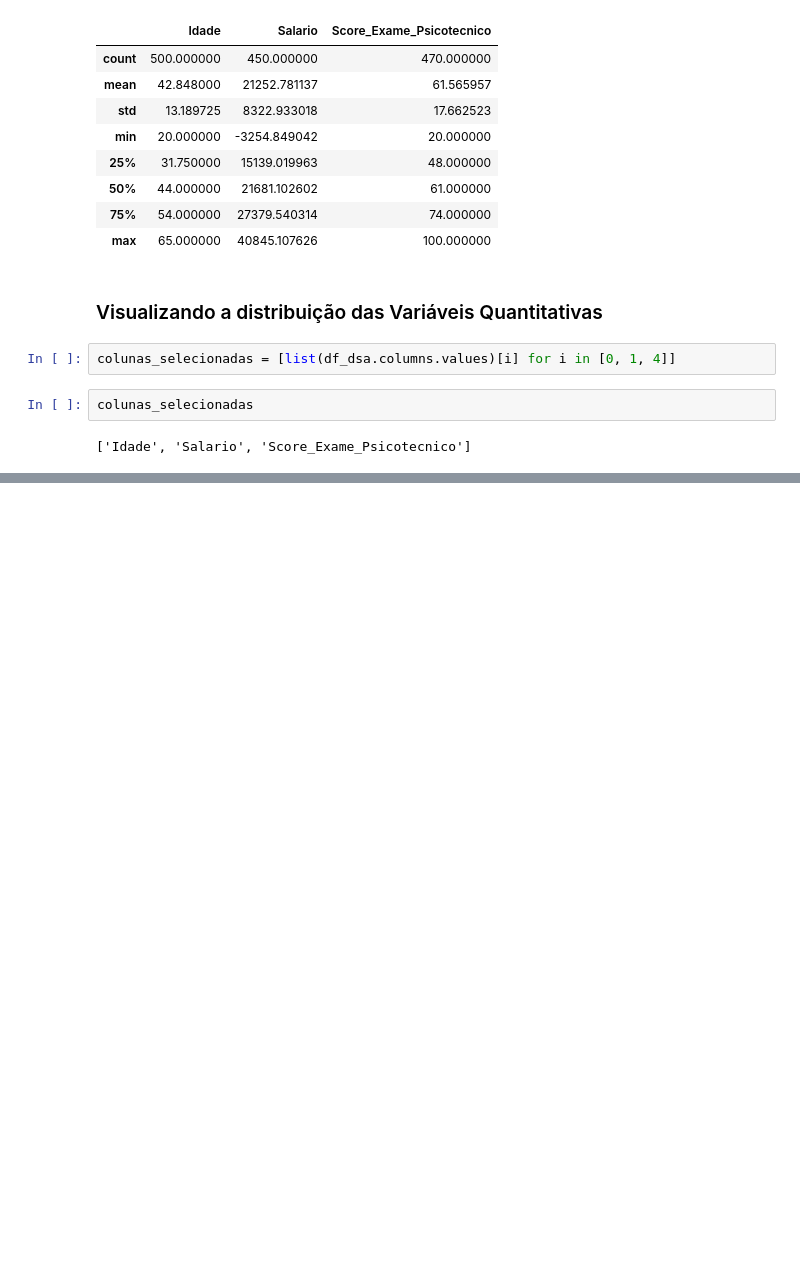
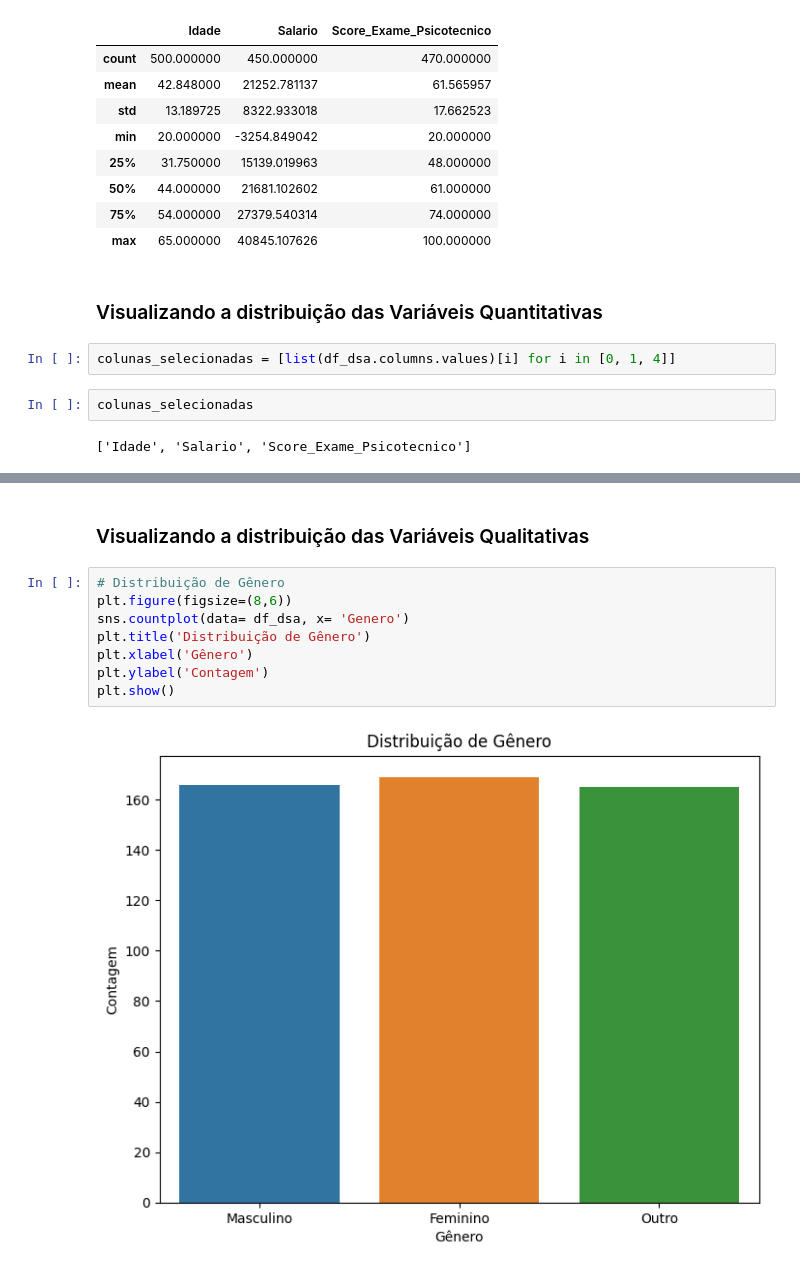
Before and after one commit to AlexFelipeBarbosa/DSA_AnalistaDados_4_0, a Jupyter notebook: 02_Python/04 - Pre Processamento/Capitulo4.ipynb, the cells around one changed output, grey strips where cells are left out. Saved outputs shown, nothing was run; the diff lists cells and outputs as text; blank space fills up the shorter version.

```diff
--- a/02_Python/04 - Pre Processamento/Capitulo4.ipynb
+++ b/02_Python/04 - Pre Processamento/Capitulo4.ipynb
@@ -124,0 +146,12 @@ plt.show()
+# %% [markdown]
+### Visualizando a distribuição das Variáveis Qualitativas
+# %%
+# Distribuição de Gênero
+plt.figure(figsize=(8,6))
+sns.countplot(data= df_dsa, x= 'Genero')
+plt.title('Distribuição de Gênero')
+plt.xlabel('Gênero')
+plt.ylabel('Contagem')
+plt.show()
+# %% [output]
+[figure, added]
```
Also changed, not shown: parts of 28 cells of this notebook.
